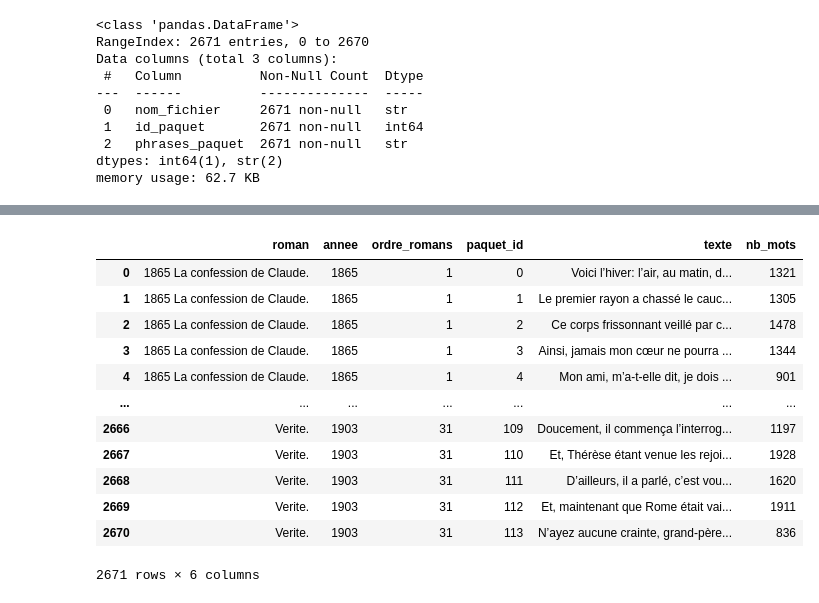
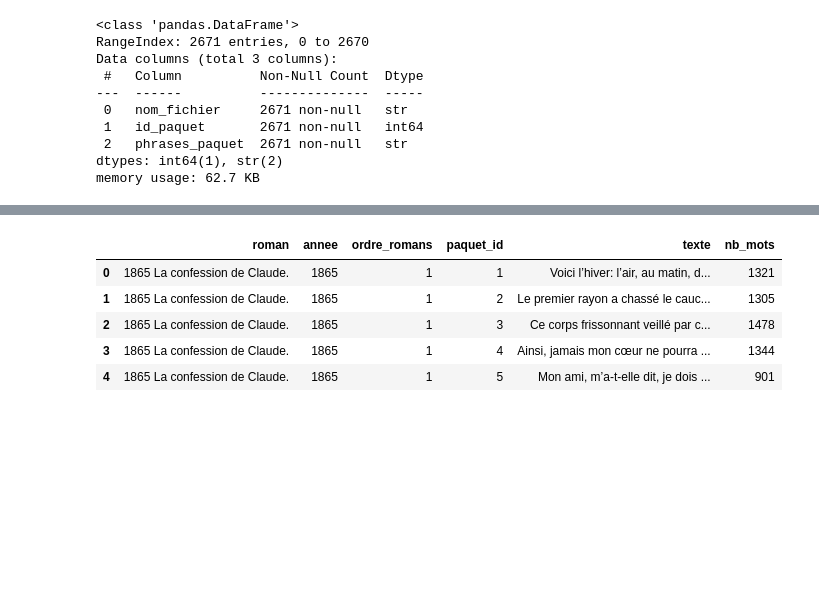
Before and after one commit to NagromLeBG/zola-dtm, a Jupyter notebook: notebooks/03_preparation_donnees.ipynb, the cells around one changed output, grey strips where cells are left out. Drawn from its saved outputs; the diff is of its cells as text; code cells hidden in the pictures; blank space fills up the shorter version.

```diff
--- a/notebooks/03_preparation_donnees.ipynb
+++ b/notebooks/03_preparation_donnees.ipynb
@@ -103,19 +70,14 @@ df = df[[
 ]]
 # %%
 df = df.sort_values(["ordre_romans", "paquet_id"]).reset_index(drop=True)
+# %%
+df["paquet_id"] = df.groupby("roman").cumcount() + 1
 # %%
-df
+df.head()
 # %% [output]
 |  | roman | annee | ordre_romans | paquet_id | texte | nb_mots |
-| 0 | 1865 La confession de Claude. | 1865 | 1 | 0 | Voici l’hiver: l’air, au matin, d... | 1321 |
-| 1 | 1865 La confession de Claude. | 1865 | 1 | 1 | Le premier rayon a chassé le cauc... | 1305 |
-| 2 | 1865 La confession de Claude. | 1865 | 1 | 2 | Ce corps frissonnant veillé par c... | 1478 |
-| 3 | 1865 La confession de Claude. | 1865 | 1 | 3 | Ainsi, jamais mon cœur ne pourra ... | 1344 |
-| 4 | 1865 La confession de Claude. | 1865 | 1 | 4 | Mon ami, m’a-t-elle dit, je dois ... | 901 |
-| ... | ... | ... | ... | ... | ... | ... |
-| 2666 | Verite. | 1903 | 31 | 109 | Doucement, il commença l’interrog... | 1197 |
-| 2667 | Verite. | 1903 | 31 | 110 | Et, Thérèse étant venue les rejoi... | 1928 |
-| 2668 | Verite. | 1903 | 31 | 111 | D’ailleurs, il a parlé, c’est vou... | 1620 |
-| 2669 | Verite. | 1903 | 31 | 112 | Et, maintenant que Rome était vai... | 1911 |
-| 2670 | Verite. | 1903 | 31 | 113 | N’ayez aucune crainte, grand-père... | 836 |
+| 0 | 1865 La confession de Claude. | 1865 | 1 | 1 | Voici l’hiver: l’air, au matin, d... | 1321 |
+| 1 | 1865 La confession de Claude. | 1865 | 1 | 2 | Le premier rayon a chassé le cauc... | 1305 |
+| 2 | 1865 La confession de Claude. | 1865 | 1 | 3 | Ce corps frissonnant veillé par c... | 1478 |
+| 3 | 1865 La confession de Claude. | 1865 | 1 | 4 | Ainsi, jamais mon cœur ne pourra ... | 1344 |
+| 4 | 1865 La confession de Claude. | 1865 | 1 | 5 | Mon ami, m’a-t-elle dit, je dois ... | 901 |
-2671 rows × 6 columns
```
Also changed, not shown: parts of 5 cells of this notebook.
